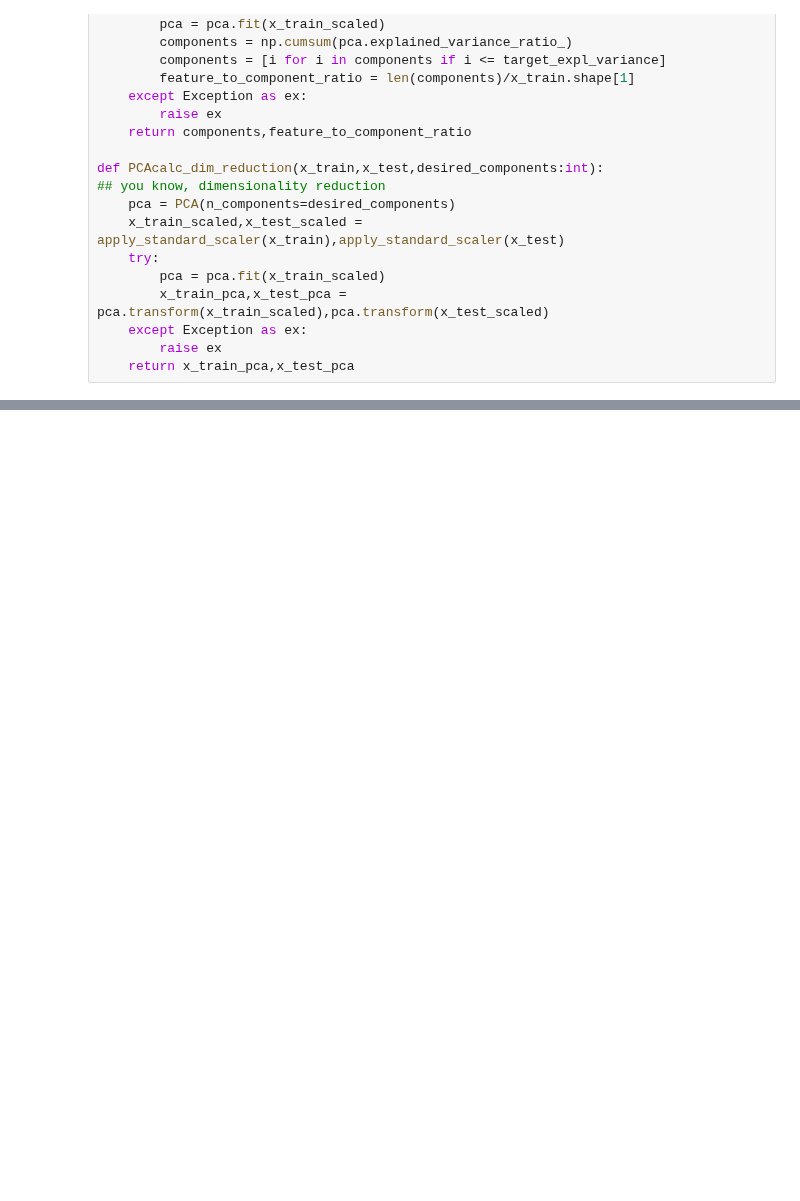
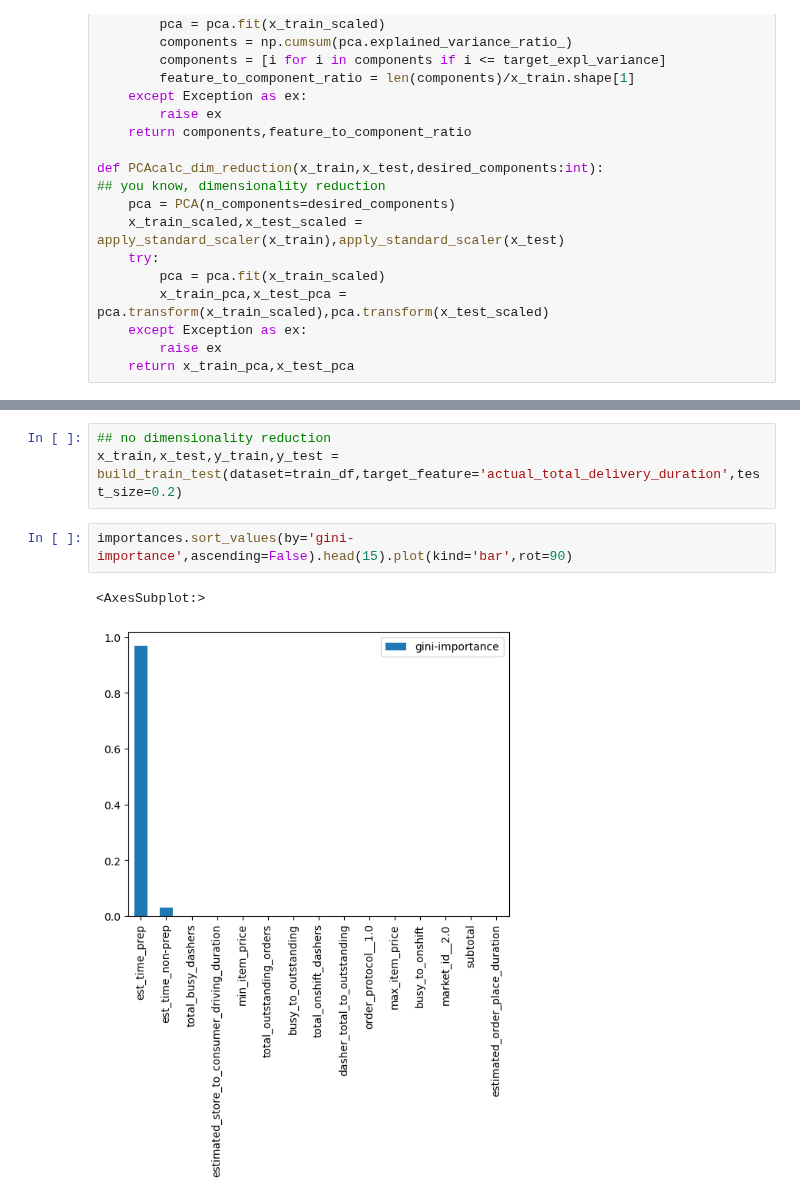
Before and after one commit to Tanag3r/stratascratch_projects, a Jupyter notebook: doordash_delivery_est/doordash_est.ipynb, the cells around one changed output, grey strips where cells are left out. Cells and saved outputs as stored; diff of their text form; blank space fills up the shorter version.

Commit message:
feature importance rand forest reg built

```diff
--- a/doordash_delivery_est/doordash_est.ipynb
+++ b/doordash_delivery_est/doordash_est.ipynb
@@ -238,0 +254,8 @@ def PCAcalc_dim_reduction(x_train,x_test,desired_components:int):
+# %%
+## no dimensionality reduction
+x_train,x_test,y_train,y_test = build_train_test(dataset=train_df,target_feature='actual_total_delivery_duration',test_size=0.2)
+# %%
+importances.sort_values(by='gini-importance',ascending=False).head(15).plot(kind='bar',rot=90)
+# %% [output]
+<AxesSubplot:>
+[figure, added]
```
Also changed, not shown: parts of 3 cells of this notebook.
